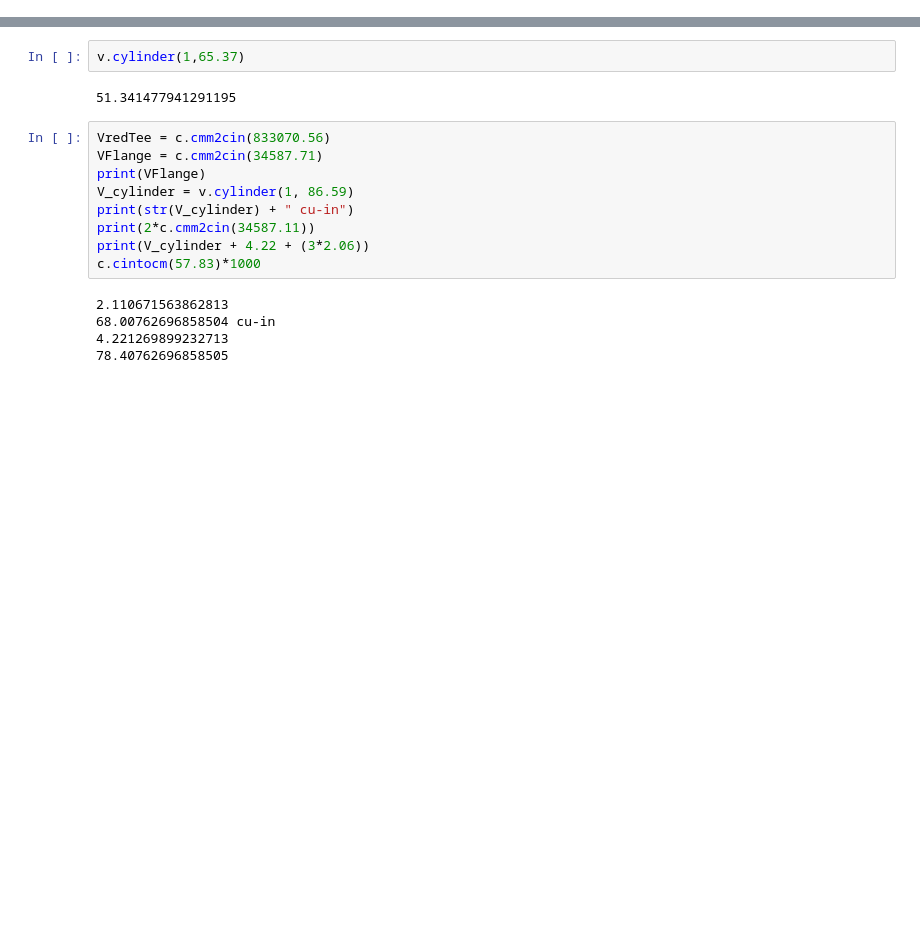
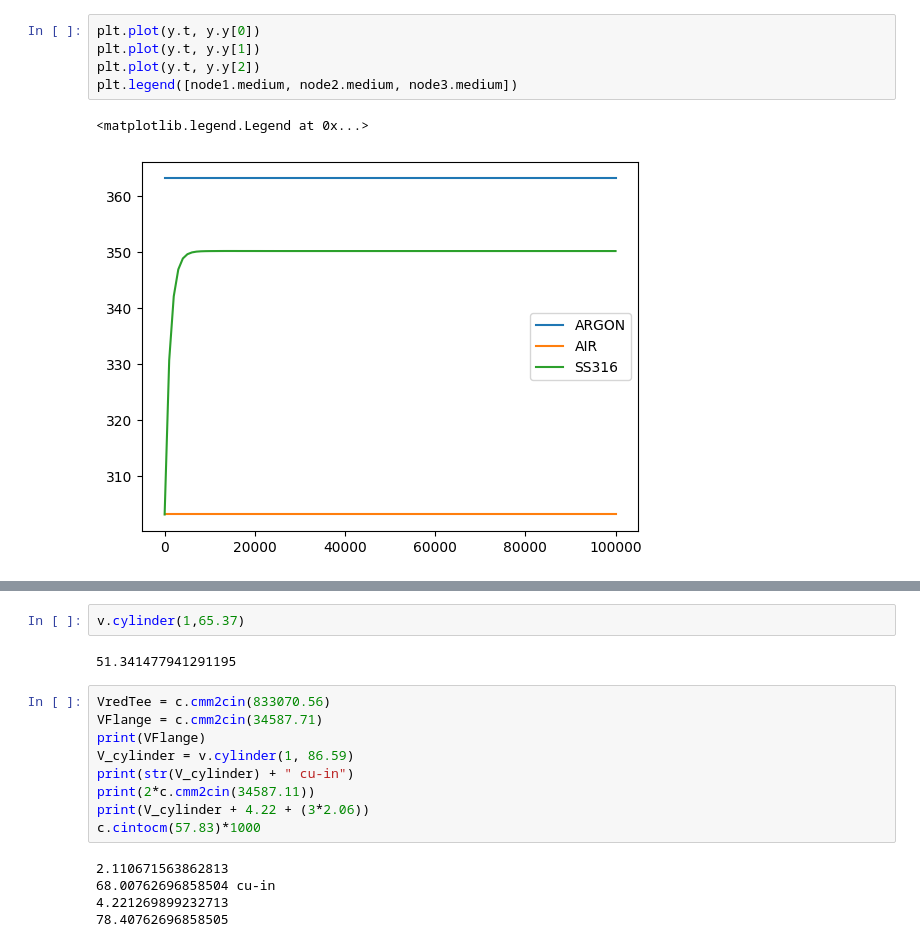
Before and after one commit to Aiden-Ryan/fluidlib, a Jupyter notebook: workspace.ipynb, the cells around one changed output, grey strips where cells are left out. Drawn from its saved outputs; the diff is of its cells as text; blank space fills up the shorter version.

```diff
--- a/workspace.ipynb
+++ b/workspace.ipynb
@@ -115,0 +58,8 @@ plt.legend()
+# %%
+plt.plot(y.t, y.y[0])
+plt.plot(y.t, y.y[1])
+plt.plot(y.t, y.y[2])
+plt.legend([node1.medium, node2.medium, node3.medium])
+# %% [output]
+<matplotlib.legend.Legend at 0x...>
+[figure, added]
```
Also changed, not shown: parts of 9 cells of this notebook, 2 other files.
